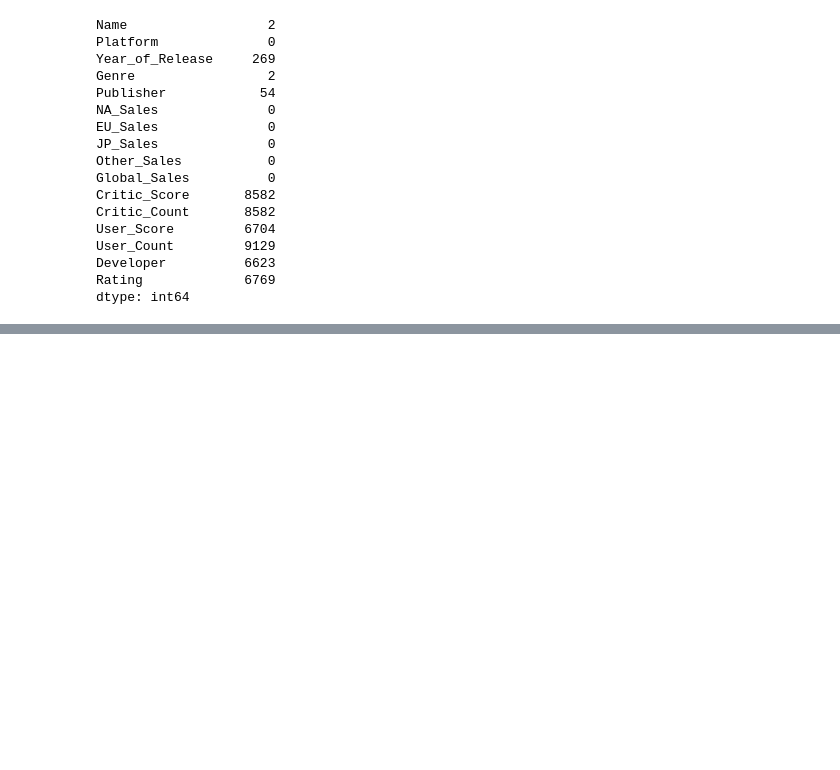
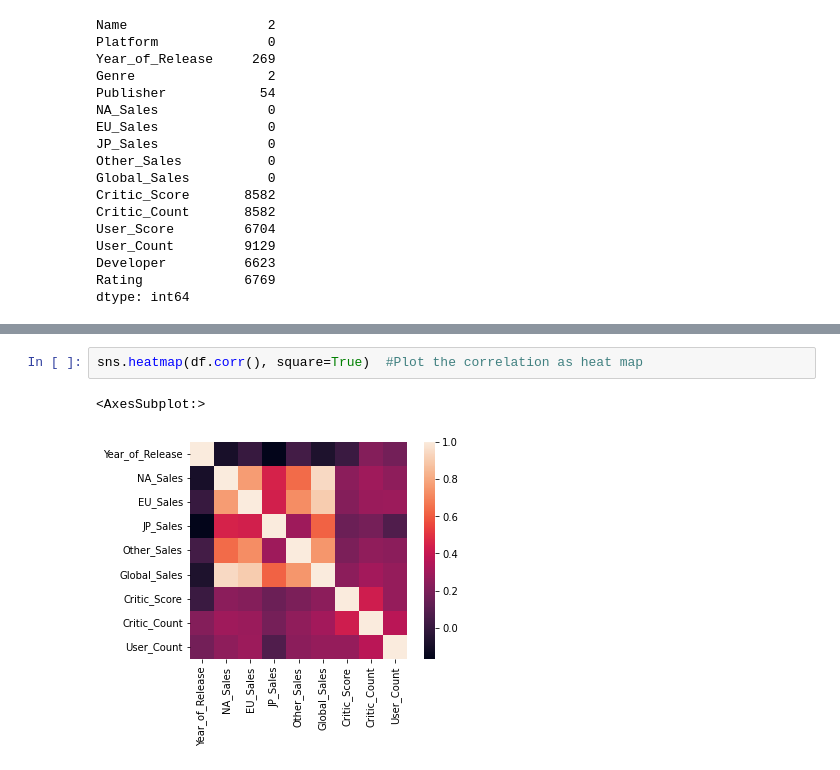
Before and after one commit to tsopeh/unsupervised_learning, a Jupyter notebook: video_games.ipynb, the cells around one changed output, grey strips where cells are left out. Saved outputs shown, nothing was run; the diff lists cells and outputs as text; blank space fills up the shorter version.

```diff
--- a/video_games.ipynb
+++ b/video_games.ipynb
@@ -71,2 +117,7 @@ df.describe()
 | 75% | 2010.000000 | 0.240000 | 0.110000 | 0.040000 | 0.030000 | 0.470000 | 79.000000 | 36.000000 | ... |
 | max | 2020.000000 | 41.360000 | 28.960000 | 10.220000 | 10.570000 | 82.530000 | 98.000000 | 113.000000 | ... |
+# %%
+sns.heatmap(df.corr(), square=True)  #Plot the correlation as heat map
+# %% [output]
+<AxesSubplot:>
+[figure, added]
```
Also changed, not shown: parts of 15 cells of this notebook.
